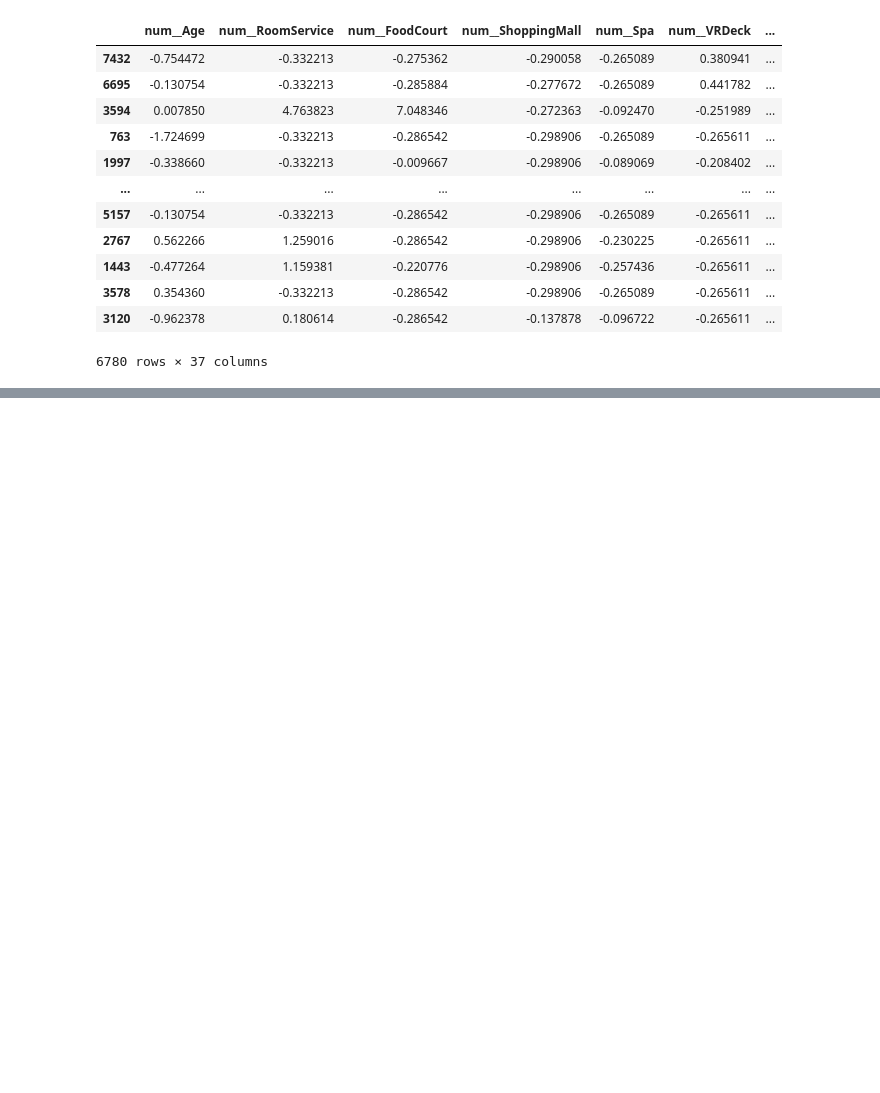
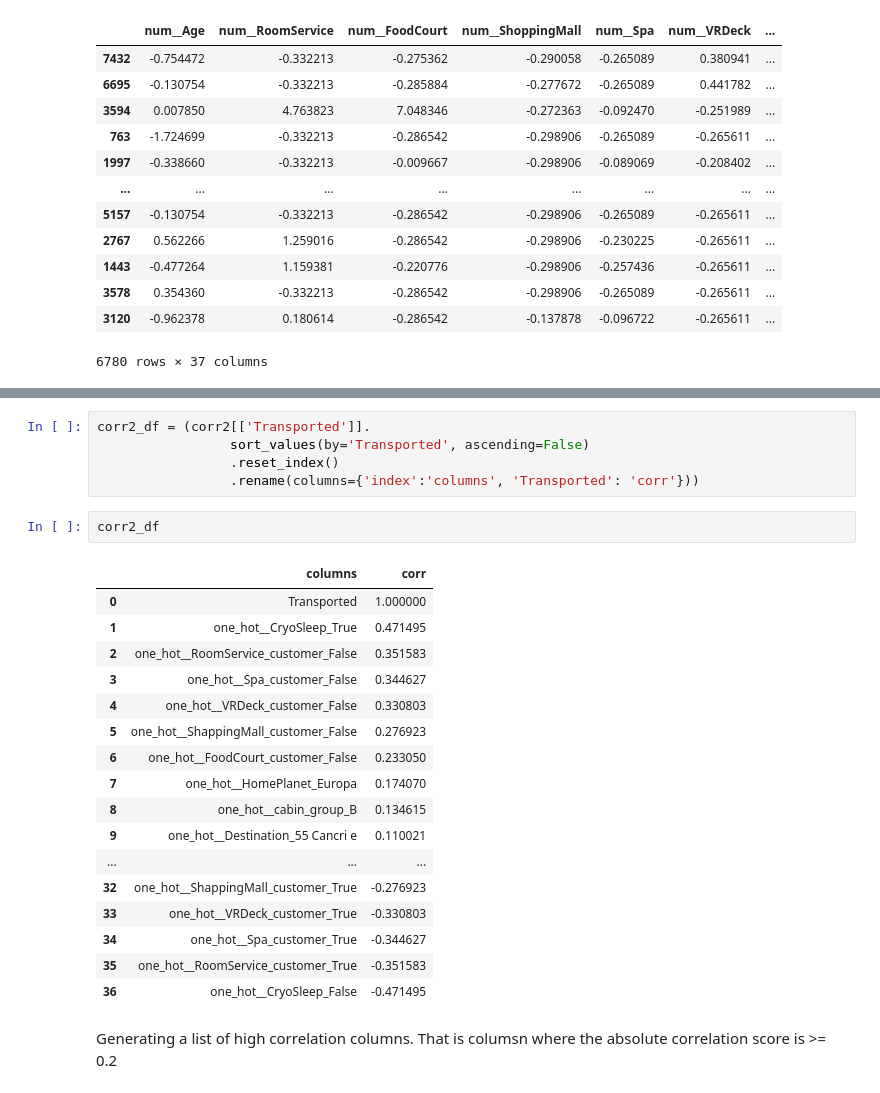
Before and after one commit to rick-a-commits/space_ship_titanic, a Jupyter notebook: model_experiments/model_experiments.ipynb, the cells around one changed output, grey strips where cells are left out. Saved outputs shown, nothing was run; the diff lists cells and outputs as text; blank space fills up the shorter version.

```diff
--- a/model_experiments/model_experiments.ipynb
+++ b/model_experiments/model_experiments.ipynb
@@ -296,0 +333,27 @@ sns.heatmap(corr2[['Transported']].sort_values(by='Transported', ascending=False
+# %%
+corr2_df = (corr2[['Transported']].
+                 sort_values(by='Transported', ascending=False)
+                 .reset_index()
+                 .rename(columns={'index':'columns', 'Transported': 'corr'}))
+# %%
+corr2_df
+# %% [output]
+|  | columns | corr |
+| 0 | Transported | 1.000000 |
+| 1 | one_hot__CryoSleep_True | 0.471495 |
+| 2 | one_hot__RoomService_customer_False | 0.351583 |
+| 3 | one_hot__Spa_customer_False | 0.344627 |
+| 4 | one_hot__VRDeck_customer_False | 0.330803 |
+| 5 | one_hot__ShappingMall_customer_False | 0.276923 |
+| 6 | one_hot__FoodCourt_customer_False | 0.233050 |
+| 7 | one_hot__HomePlanet_Europa | 0.174070 |
+| 8 | one_hot__cabin_group_B | 0.134615 |
+| 9 | one_hot__Destination_55 Cancri e | 0.110021 |
+| ... | ... | ... |
+| 32 | one_hot__ShappingMall_customer_True | -0.276923 |
+| 33 | one_hot__VRDeck_customer_True | -0.330803 |
+| 34 | one_hot__Spa_customer_True | -0.344627 |
+| 35 | one_hot__RoomService_customer_True | -0.351583 |
+| 36 | one_hot__CryoSleep_False | -0.471495 |
+# %% [markdown]
+Generating a list of high correlation columns. That is columsn where the absolute correlation score is >= 0.2
```
Also changed, not shown: parts of 86 cells of this notebook, 1 other file.
